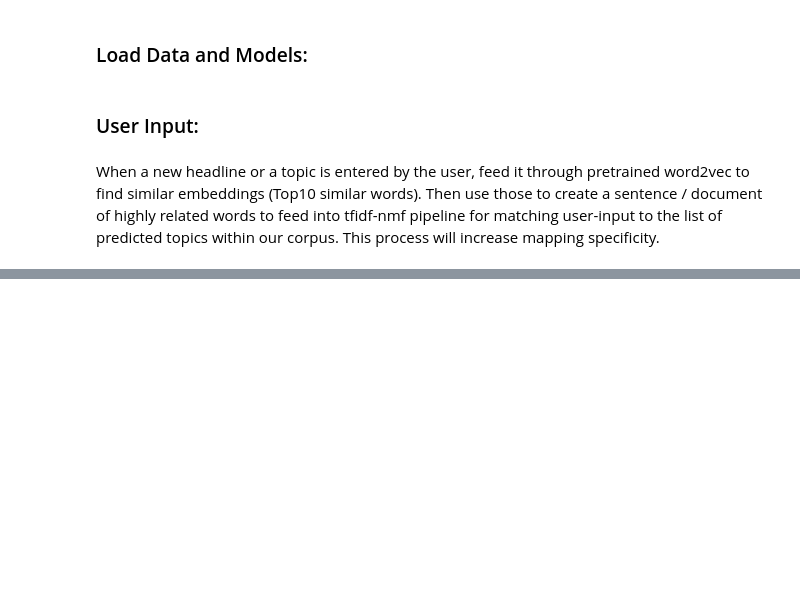
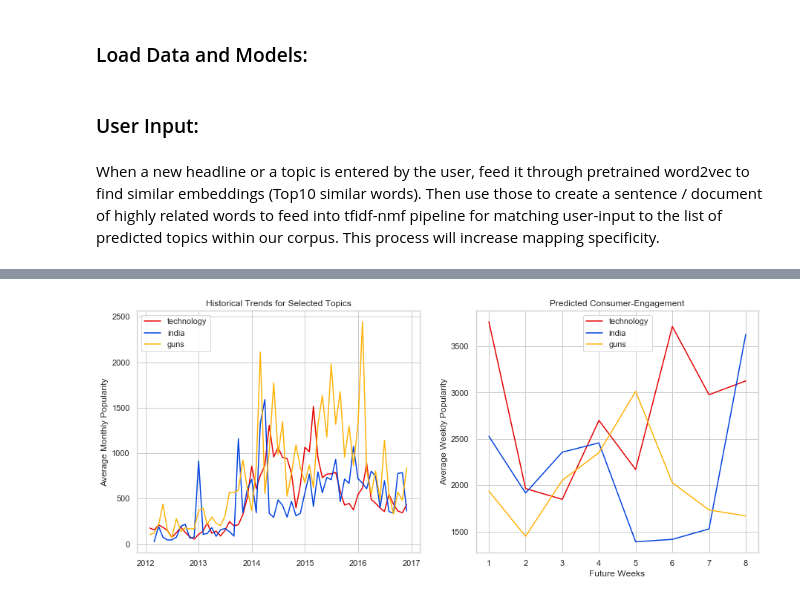
Before and after one commit to tguptaMT/TOPicks, a Jupyter notebook: TOPICS-step4_user-io.ipynb, the cells around one changed output, grey strips where cells are left out. Drawn from its saved outputs; the diff is of its cells as text; code cells hidden in the pictures; blank space fills up the shorter version.

Commit message:
fixed internal topic matching with user input

```diff
--- a/TOPICS-step4_user-io.ipynb
+++ b/TOPICS-step4_user-io.ipynb
@@ -42,18 +72,20 @@ import matplotlib.pyplot as plt
 try:
     ############## load previously trained models ##############
     # word2vec model for synonyms:
-    w2v = Word2Vec.load("model/word2vec/w2v_bigram.model")
+    w2v = Word2Vec.load("TOPicks/model/word2vec/w2v_bigram.model")
     # NMF topic models for matching user input to topics:
-    nmf = load('model/nmf/latest_nmf_tfidf_ntop-200_nftr_50000_ngrams_(1, 3)_.joblib')
-    vectorizer = load('model/nmf/latest_tfidf_tfidf_ntop-200_nftr_50000_ngrams_(1, 3)_.joblib')
+    nmf = load('TOPicks/model/nmf/latest_nmf_tfidf_ntop-200_nftr_50000_ngrams_(1, 3)_.joblib')
+    vectorizer = load('TOPicks/model/nmf/latest_tfidf_tfidf_ntop-200_nftr_50000_ngrams_(1, 3)_.joblib')
 
     # import data containing topic assignments from Step2:
-    tp_name = 'data/parquet_data/step2_NMF_topics=200_assigned.parquet'
+    tp_name = 'TOPicks/data/parquet_data/step2_NMF_topics=200_assigned.parquet'
     pilot = pd.read_parquet(tp_name, engine='pyarrow')
-    all_topics = pilot['topic_name'].unique()
+    all_topics_fname = 'TOPicks/data/json_data/all_topics_nmf_ntop-200_nftr_50000_ngrams_(1, 3).json'
+    with open(all_topics_fname, 'r') as fp:
+        all_topics = json.load(fp)
 
     # File with time-series analytics for that topic:
-    ts_name = 'data/ts_predictions/all_preds_ts_gb_hptuning=False_nmf_ntopics=198.parquet'
+    ts_name = 'TOPicks/data/ts_predictions/all_preds_ts_gb_hptuning=False_nmf_ntopics=198.parquet'
     predictions = pd.read_parquet(ts_name, engine='pyarrow')
 except:
     print("One of the required models / data files not found.")
@@ -156,0 +96,70 @@ You might also be interested in these related topics:
+# %%
+#######################################################################
+# HAVE A USER ENTER 3 CANDIDATE TOPICS OF INTEREST.
+## QUERY AGAINST INTERNAL TOPICS:
+#######################################################################
+print("Some Topic Suggestions to get you started:\n Law, Tax, climate change, Ebola, guns, Russia, Mexico, Phone..\n")
+user_inputs, all_related_topics = [], []
+for i in range(3):
+    user_inputs.append(input("Enter topic # {} of interest: ".format(str(i+1))).lower())
+
+all_matched_topics=[]
+for uinput in user_inputs:
+    try:
+        matched_topic = user2topic(uinput)
+        if matched_topic == 0:
+            matched_topic = user2topic(uinput[:-1]) # try removing the last char ('s)
+            if matched_topic == 0:
+                matched_topic = user2topic(uinput[:-2]) # try removing the last 2 chars ('es)
+
+        # sanity check for debugging:
+        print(matched_topic, all_topics[str(matched_topic)])
+
+    except KeyError:
+        user2similar = ''
+        pass
+
+    all_matched_topics.append(matched_topic)
+
+#######################################################################
+# EXTRACT TOPIC DATA FOR FORECASTING
+#######################################################################
+
+utopics = {}
+for topic in all_matched_topics:
+    utopics[topic] = pilot[pilot['predicted_topic'] == topic].set_index('date')\
+                                                        ['likes_count'].resample('M').median()
+
+
+#######################################################################
+# PLOT HISTORICAL AND PREDICTIVE ANALYTICS FOR TOPIC POPULARITY
+#######################################################################
+sns.set(style="whitegrid")
+colors = ["red", "blue", "amber"]
+sns.set_palette(sns.xkcd_palette(colors))
+
+fig1, ax = plt.subplots(figsize=(15,6))
+ax=plt.subplot(121)
+try:
+    for key, v in utopics.items():
+        label_ = [each[0] for each in zip(user_inputs, all_matched_topics) if key in each][0]
+        ax.plot(v, label=label_)
+    ax.set_title("Historical Trends for Selected Topics")
+    ax.set_ylabel("Average Monthly Popularity")
+    plt.legend()
+
+    ax=plt.subplot(122)
+    for key in utopics.keys():
+        v = predictions[predictions['predicted_topic']==key][-8:].reset_index()\
+            ['preds_likes_gb']
+        label_ = [each[0] for each in zip(user_inputs, all_matched_topics) if key in each][0]
+        ax.plot(v, label=label_)
+    ax.set_title("Predicted Consumer-Engagement")
+    ax.set_xlabel("Future Weeks")
+    ax.set_ylabel("Average Weekly Popularity")
+    ax.set_xticklabels(list(range(0,9)))
+    plt.legend()
+    plt.show()
+except IndexError:
+    pass
+# %% [output]
@@ -156,0 +172 @@ You might also be interested in these related topics:
+[figure, added]
```
Also changed, not shown: parts of 7 cells of this notebook.
